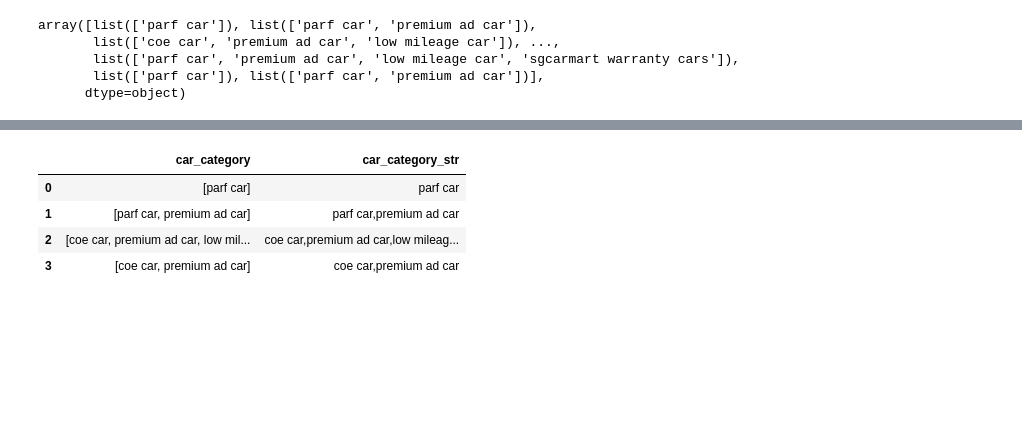
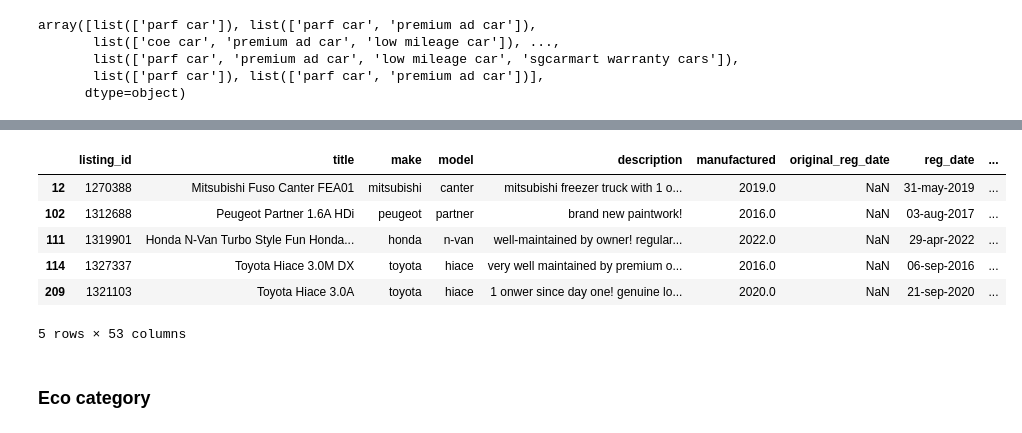
Before and after one commit to melloo21/CS5228_project, a Jupyter notebook: EDA_2.ipynb, the cells around one changed output, grey strips where cells are left out. Cells and saved outputs as stored; diff of their text form; code cells hidden in the pictures; blank space fills up the shorter version.

```diff
--- a/EDA_2.ipynb
+++ b/EDA_2.ipynb
@@ -14,4 +15,12 @@ The autoreload extension is already loaded. To reload it, use:
   %reload_ext autoreload
 # %% [markdown]
 ### Fill missing 'make' info from title
+# %%
+train_df = pd.read_csv(r"./dataset/train.csv")
+
+# clean model
+train_df['model'] = train_df['model'].apply(lambda x:x.replace('(', ''))
+train_df['reg_date_dt'] = train_df['reg_date'].apply(lambda x: datetime.strptime(x, "%d-%b-%Y"))
+train_df['reg_date_year'] = train_df['reg_date_dt'].apply(lambda x:x.year)
+train_df['reg_date_month'] = train_df['reg_date_dt'].apply(lambda x:x.month)
 # %%
@@ -303,8 +296,12 @@ memory usage: 8.4+ MB
 # %%
-df
+train_df[train_df['category'] == '-'].head()
 # %% [output]
-|  | car_category | car_category_str |
-| 0 | [parf car] | parf car |
-| 1 | [parf car, premium ad car] | parf car,premium ad car |
-| 2 | [coe car, premium ad car, low mil... | coe car,premium ad car,low mileag... |
-| 3 | [coe car, premium ad car] | coe car,premium ad car |
+|  | listing_id | title | make | model | description | manufactured | original_reg_date | reg_date | ... |
+| 12 | 1270388 | Mitsubishi Fuso Canter FEA01 | mitsubishi | canter | mitsubishi freezer truck with 1 o... | 2019.0 | NaN | 31-may-2019 | ... |
+| 102 | 1312688 | Peugeot Partner 1.6A HDi | peugeot | partner | brand new paintwork! | 2016.0 | NaN | 03-aug-2017 | ... |
+| 111 | 1319901 | Honda N-Van Turbo Style Fun Honda... | honda | n-van | well-maintained by owner! regular... | 2022.0 | NaN | 29-apr-2022 | ... |
+| 114 | 1327337 | Toyota Hiace 3.0M DX | toyota | hiace | very well maintained by premium o... | 2016.0 | NaN | 06-sep-2016 | ... |
+| 209 | 1321103 | Toyota Hiace 3.0A | toyota | hiace | 1 onwer since day one! genuine lo... | 2020.0 | NaN | 21-sep-2020 | ... |
+5 rows × 53 columns
+# %% [markdown]
+### Eco category
```
Also changed, not shown: parts of 15 cells of this notebook, 1 other file.
